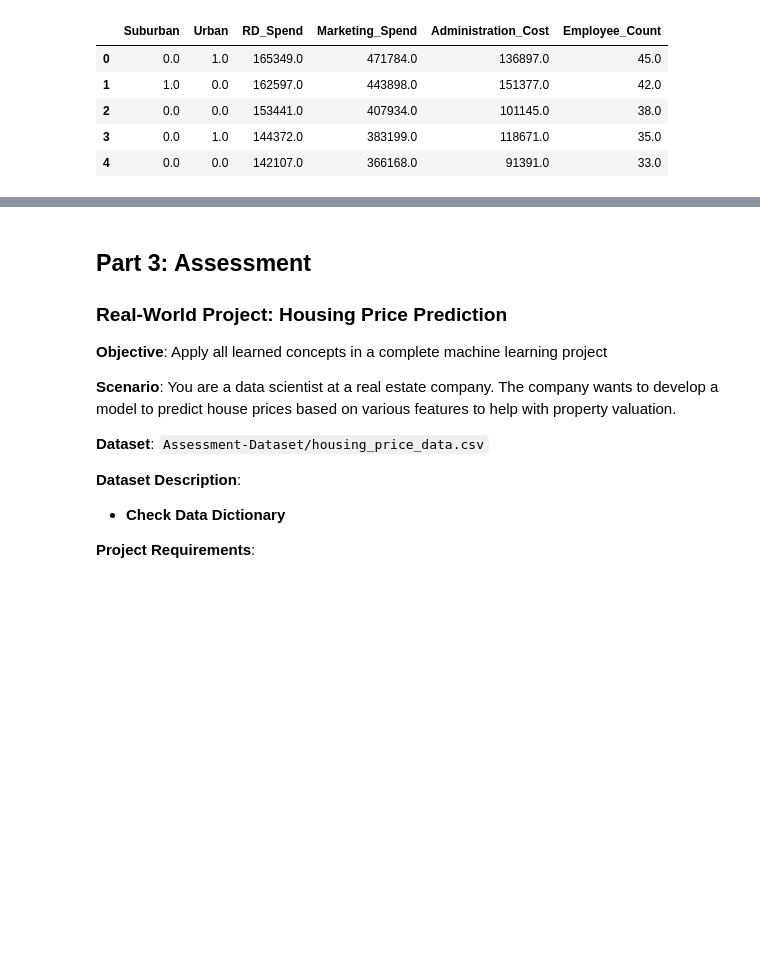
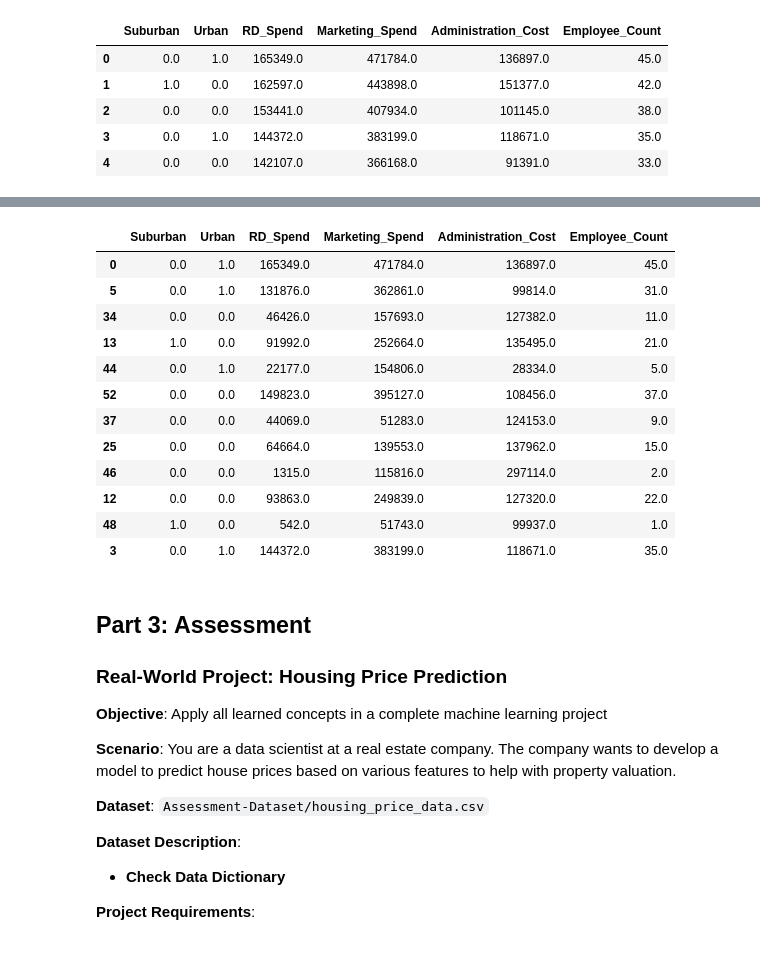
Before and after one commit to Ezerioha-ifeanyi/Week-14-Take-Home, a Jupyter notebook: Take Home.ipynb, the cells around one changed output, grey strips where cells are left out. Drawn from its saved outputs; the diff is of its cells as text; code cells hidden in the pictures; blank space fills up the shorter version.

```diff
--- a/Take Home.ipynb
+++ b/Take Home.ipynb
@@ -1120,3 +1159,19 @@ X_train, X_test, Y_train, Y_test = train_test_split(X_transformed, Y, test_size=
+# %%
+X_test
+# %% [output]
+|  | Suburban | Urban | RD_Spend | Marketing_Spend | Administration_Cost | Employee_Count |
+| 0 | 0.0 | 1.0 | 165349.0 | 471784.0 | 136897.0 | 45.0 |
+| 5 | 0.0 | 1.0 | 131876.0 | 362861.0 | 99814.0 | 31.0 |
+| 34 | 0.0 | 0.0 | 46426.0 | 157693.0 | 127382.0 | 11.0 |
+| 13 | 1.0 | 0.0 | 91992.0 | 252664.0 | 135495.0 | 21.0 |
+| 44 | 0.0 | 1.0 | 22177.0 | 154806.0 | 28334.0 | 5.0 |
+| 52 | 0.0 | 0.0 | 149823.0 | 395127.0 | 108456.0 | 37.0 |
+| 37 | 0.0 | 0.0 | 44069.0 | 51283.0 | 124153.0 | 9.0 |
+| 25 | 0.0 | 0.0 | 64664.0 | 139553.0 | 137962.0 | 15.0 |
+| 46 | 0.0 | 0.0 | 1315.0 | 115816.0 | 297114.0 | 2.0 |
+| 12 | 0.0 | 0.0 | 93863.0 | 249839.0 | 127320.0 | 22.0 |
+| 48 | 1.0 | 0.0 | 542.0 | 51743.0 | 99937.0 | 1.0 |
+| 3 | 0.0 | 1.0 | 144372.0 | 383199.0 | 118671.0 | 35.0 |
 # %% [markdown]
 ## Part 3: Assessment
 
```
Also changed, not shown: parts of 4 cells of this notebook.
